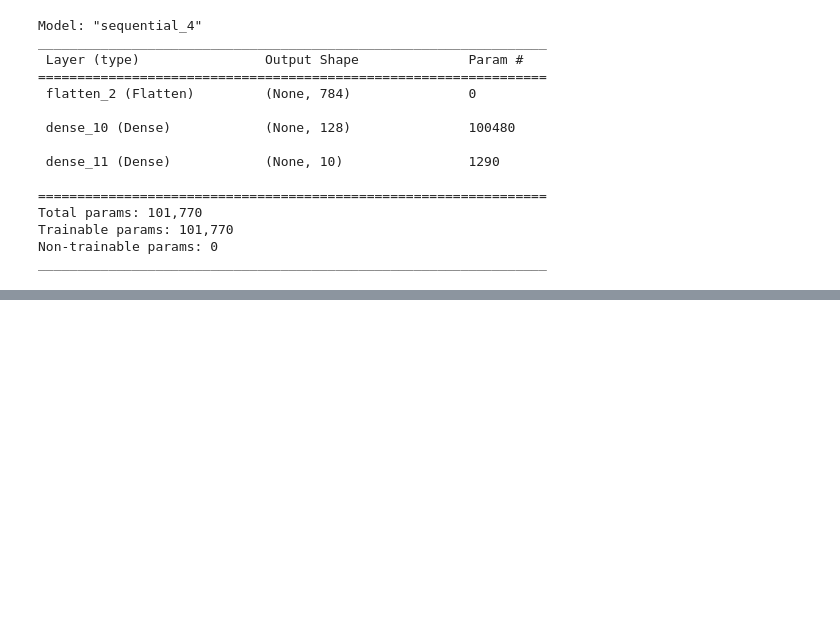
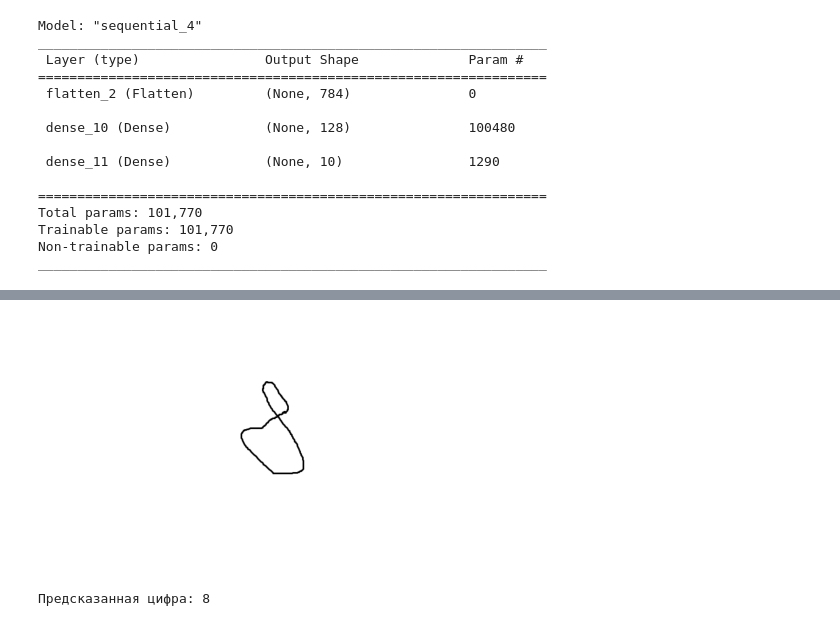
Before and after one commit to eghrthrjdtsed/-------------------------, a Jupyter notebook: lesson2.ipynb, the cells around one changed output, grey strips where cells are left out. Saved outputs shown, nothing was run; the diff lists cells and outputs as text; code cells hidden in the pictures; blank space fills up the shorter version.

```diff
--- a/lesson2.ipynb
+++ b/lesson2.ipynb
@@ -524,7 +524,9 @@ else:
 
     # Подача изображения на вход модели для предсказания
     prediction = model_4.predict(processed_image)
-
+    plt.imshow(cv2.cvtColor(image, cv2.COLOR_BGR2RGB))
+    plt.axis('off')  # Убираем оси координат
+    plt.show()
 
     predicted_label = np.argmax(prediction)
     print("Предсказанная цифра:", predicted_label)
@@ -533,0 +535,2 @@ else:
+[figure, added]
+Предсказанная цифра: 8
```
Also changed, not shown: parts of 1 cell of this notebook.
